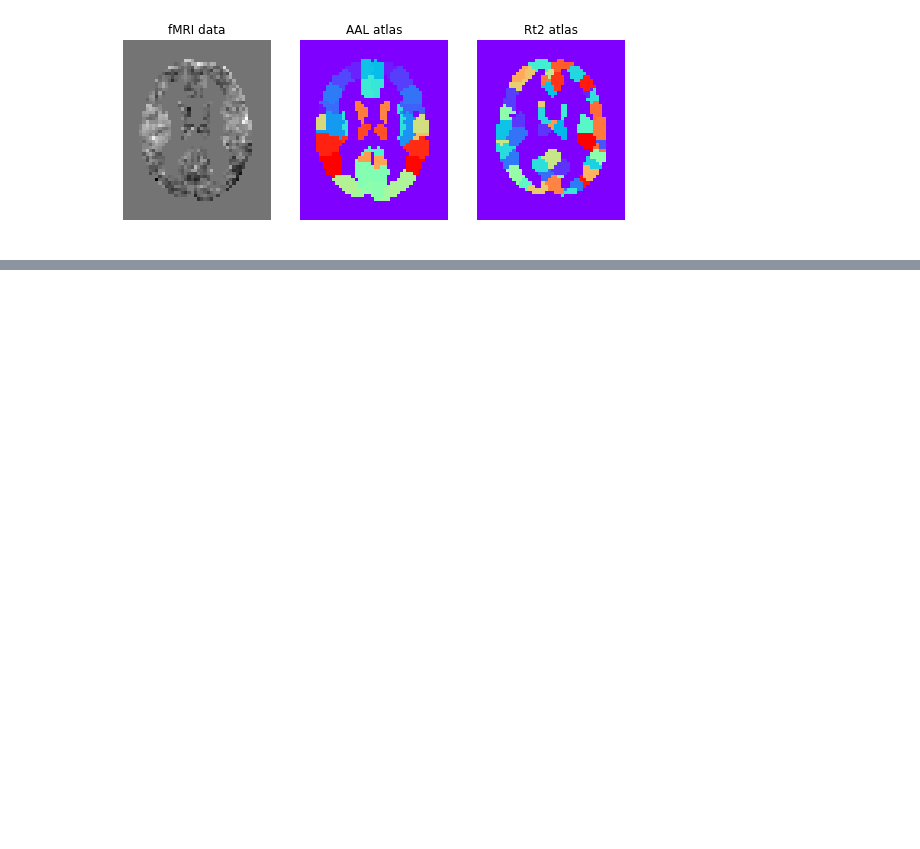
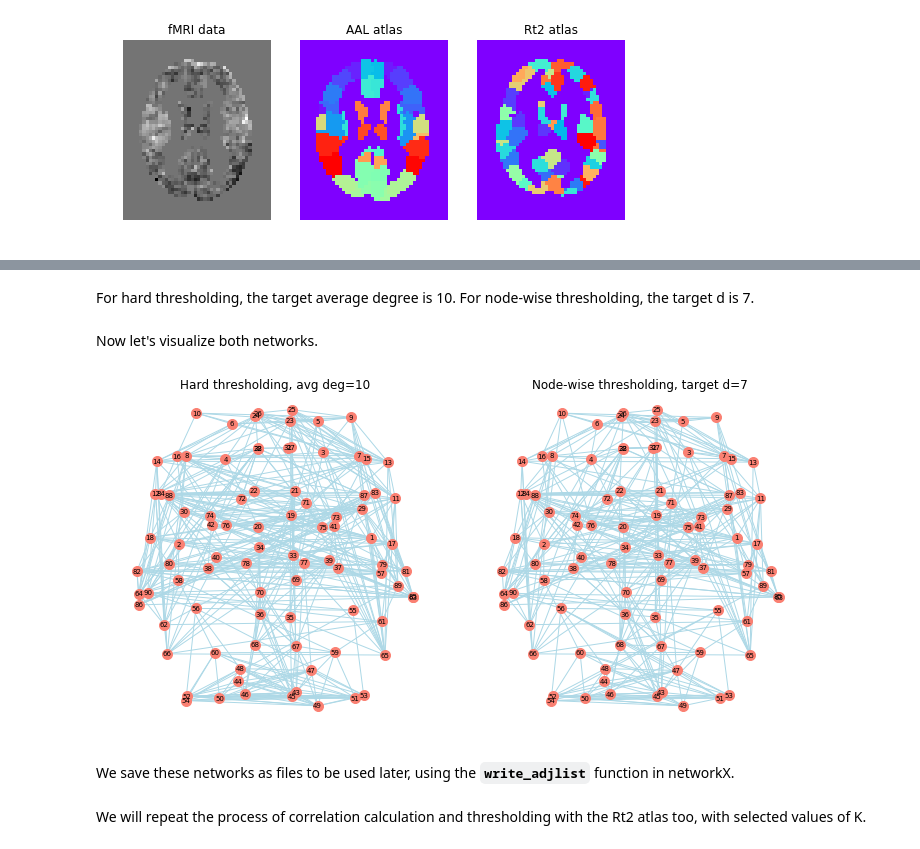
Before and after one commit to sathayas/JupyterConnectivitySpring2019, a Jupyter notebook: Atlas.ipynb, the cells around one changed output, grey strips where cells are left out. Cells and saved outputs as stored; diff of their text form; code cells hidden in the pictures; blank space fills up the shorter version.

```diff
--- a/Atlas.ipynb
+++ b/Atlas.ipynb
@@ -420,0 +710,45 @@ plt.show()
+# %% [markdown]
+For hard thresholding, the target average degree is 10. For node-wise thresholding, the target d is 7.
+# %%
+###### Thresholding
+# hard thresholding -- with user-defined target degree
+targetDeg = 10  # target average degree
+G_degree = net_builder_HardTh(R, nodes, targetDeg)
+# rank thresholding -- with user-defined d
+target_d = 7
+G_rank = net_builder_RankTh(R, nodes, target_d)
+# %% [markdown]
+Now let's visualize both networks.
+# %%
+###### visualizing the network
+# dictionary of xy-coordinates
+pos = {}
+for i in range(len(nodes)):
+    pos[nodes[i]] = xyz[i,:2]
+
+# first, hard-thresholding network
+plt.figure(figsize=[12,6])
+plt.subplot(121)
+nx.draw_networkx_nodes(G_degree, pos, node_color='salmon',
+                       node_size=100)
+nx.draw_networkx_edges(G_degree, pos,
+                       edge_color='lightblue')
+nx.draw_networkx_labels(G_degree, pos, font_size=7, font_color='black')
+plt.title('Hard thresholding, avg deg=' + str(targetDeg))
+plt.axis('off')
+
+# second, rank-thresholding network
+plt.subplot(122)
+nx.draw_networkx_nodes(G_rank, pos, node_color='salmon',
+                       node_size=100)
+nx.draw_networkx_edges(G_rank, pos,
+                       edge_color='lightblue')
+nx.draw_networkx_labels(G_rank, pos, font_size=7, font_color='black')
+plt.title('Node-wise thresholding, target d=' + str(target_d))
+plt.axis('off')
+
+plt.show()
+# %% [output]
+[figure, added]
+# %% [markdown]
+We save these networks as files to be used later, using the **`write_adjlist`** function in networkX.
@@ -420,0 +761,2 @@ plt.show()
+# %% [markdown]
+We will repeat the process of correlation calculation and thresholding with the Rt2 atlas too, with selected values of K.
```
Also changed, not shown: parts of 47 cells of this notebook.
